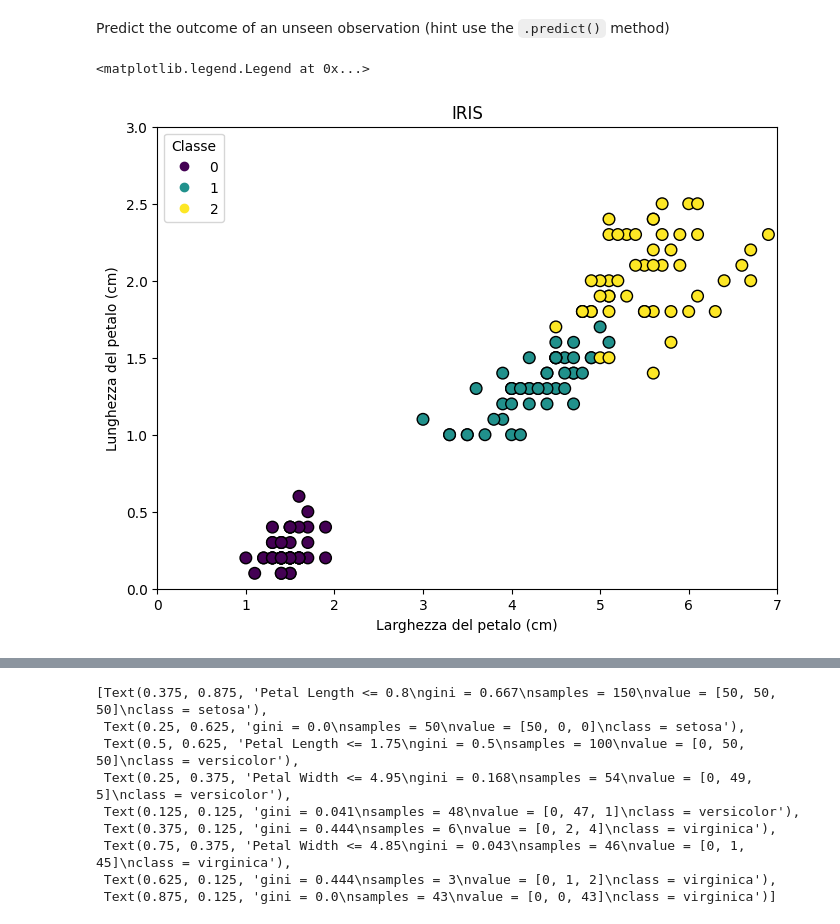
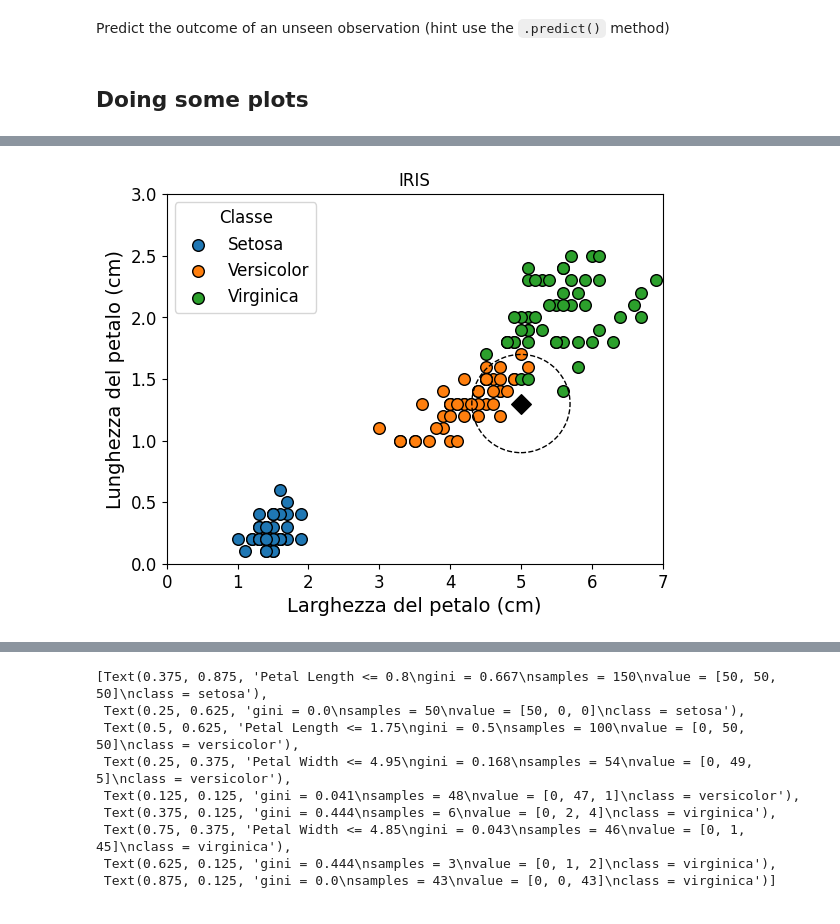
Before and after one commit to w4bo/teaching-handsondatapipelines, a Jupyter notebook: materials/14-Iris.solution.ipynb, the cells around one changed output, grey strips where cells are left out. Saved outputs shown, nothing was run; the diff lists cells and outputs as text; code cells hidden in the pictures.

```diff
--- a/materials/14-Iris.solution.ipynb
+++ b/materials/14-Iris.solution.ipynb
@@ -211,6 +211,8 @@ metrics.accuracy_score(y, y_pred)
 knn.predict([[6, 3, 4, 2]])
 # %%
 logreg.predict([[6, 3, 4, 2]])
+# %% [markdown]
+## Doing some plots
 # %%
 xlabel = "Larghezza del petalo (cm)"
 ylabel = "Lunghezza del petalo (cm)"
@@ -219,25 +221,45 @@ legend = "Classe"
 figsize = (8,6)
 xlim=[0, 7]
 ylim=[0, 3]
-# %%
-import matplotlib.pyplot as plt
-from sklearn.datasets import load_iris
-
-# Load Iris dataset
-iris = load_iris()
-X = iris.data[:, 2:4]  # Selecting petal width and petal length columns
-y = iris.target
-
-# Plot the dataset
-plt.figure(figsize=figsize)
-scatter = plt.scatter(X[:, 0], X[:, 1], c=y, cmap='viridis', edgecolor='k', s=70)
-
-plt.xlim(xlim)
-plt.ylim(ylim)
-plt.xlabel(xlabel)
-plt.ylabel(ylabel)
-plt.title(title)
-plt.legend(*scatter.legend_elements(), title=legend, loc=2)
-# %% [output]
-<matplotlib.legend.Legend at 0x...>
-[figure, removed]
+# %%
+import matplotlib.pyplot as plt
+from sklearn.datasets import load_iris
+
+# Load Iris dataset
+iris = load_iris()
+X = iris.data[:, 2:4]  # Selecting petal width and petal length columns
+y = iris.target
+
+# Map target labels to class names
+class_names = {0: 'Setosa', 1: 'Versicolor', 2: 'Virginica'}
+target_names = [class_names[i] for i in range(len(class_names))]
+# Plot the dataset points
+for i, class_name in enumerate(target_names):
+    class_data = X[y == i]
+    plt.scatter(class_data[:, 0], class_data[:, 1], label=class_name, cmap='viridis', edgecolor='k', s=70)
+
+plt.scatter(5, 1.3, s=5000, facecolors='none', edgecolors='black', linestyle='--')
+plt.scatter(5, 1.3, s=100, marker="D", facecolors='black', edgecolors='black')
+
+SMALL_SIZE = 12
+MEDIUM_SIZE = 14
+BIGGER_SIZE = 16
+
+plt.rc('font', size=SMALL_SIZE)          # controls default text sizes
+plt.rc('axes', titlesize=SMALL_SIZE)     # fontsize of the axes title
+plt.rc('axes', labelsize=MEDIUM_SIZE)    # fontsize of the x and y labels
+plt.rc('xtick', labelsize=SMALL_SIZE)    # fontsize of the tick labels
+plt.rc('ytick', labelsize=SMALL_SIZE)    # fontsize of the tick labels
+plt.rc('legend', fontsize=SMALL_SIZE)    # legend fontsize
+plt.rc('figure', titlesize=BIGGER_SIZE)  # fontsize of the figure title
+plt.xlim(xlim)
+plt.ylim(ylim)
+plt.xlabel(xlabel)
+plt.ylabel(ylabel)
+plt.title(ctitle)
+plt.legend(title=legend, loc=2)
+
+for ext in ["svg", "pdf"]:
+  plt.savefig(f'iris.{ext}')
+  files.download(f'iris.{ext}')
+# %% [output]
@@ -244,3 +270,4 @@ plt.legend(*scatter.legend_elements(), title=legend, loc=2)
+[figure, added]
 # %%
 import numpy as np
 import matplotlib.pyplot as plt
```
Also changed, not shown: parts of 1 cell of this notebook.
